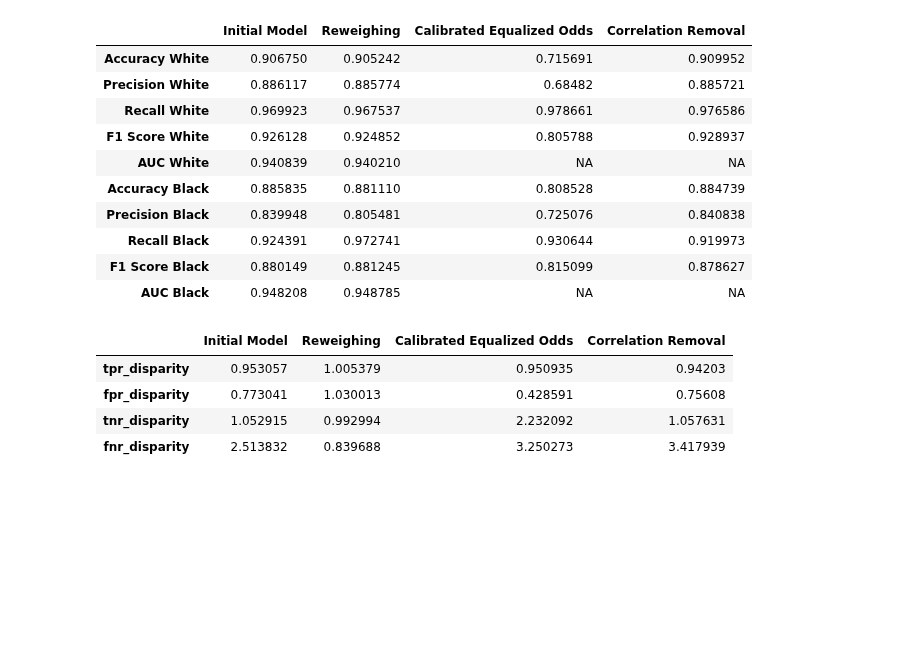
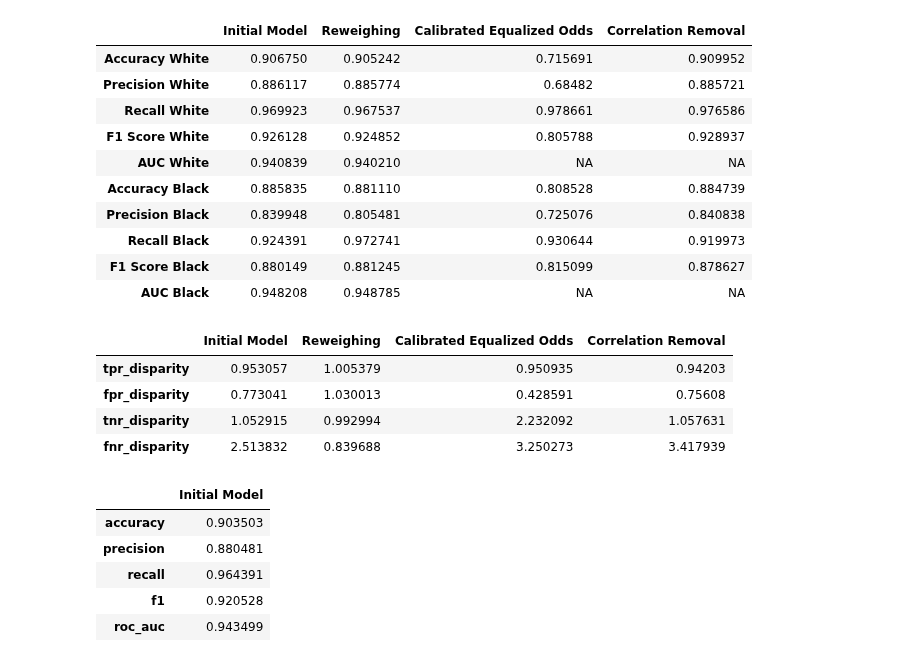
Before and after one commit to HaukeSchwarz/Thesis, a Jupyter notebook: notebooks/Aggregated_Result_Analysis.ipynb, the cells around one changed output. Drawn from its saved outputs; the diff is of its cells as text; code cells hidden in the pictures; blank space fills up the shorter version.

```diff
--- a/notebooks/Aggregated_Result_Analysis.ipynb
+++ b/notebooks/Aggregated_Result_Analysis.ipynb
@@ -114,3 +114,13 @@ race_score_df_2
 | fpr_disparity | 0.773041 | 1.030013 | 0.428591 | 0.75608 |
 | tnr_disparity | 1.052915 | 0.992994 | 2.232092 | 1.057631 |
 | fnr_disparity | 2.513832 | 0.839688 | 3.250273 | 3.417939 |
+# %%
+fairness_performance_initial = pd.DataFrame(fairness_performance_df_restructured["Initial Model"])
+fairness_performance_initial
+# %% [output]
+|  | Initial Model |
+| accuracy | 0.903503 |
+| precision | 0.880481 |
+| recall | 0.964391 |
+| f1 | 0.920528 |
+| roc_auc | 0.943499 |
```
Also changed, not shown: parts of 2 cells of this notebook.
